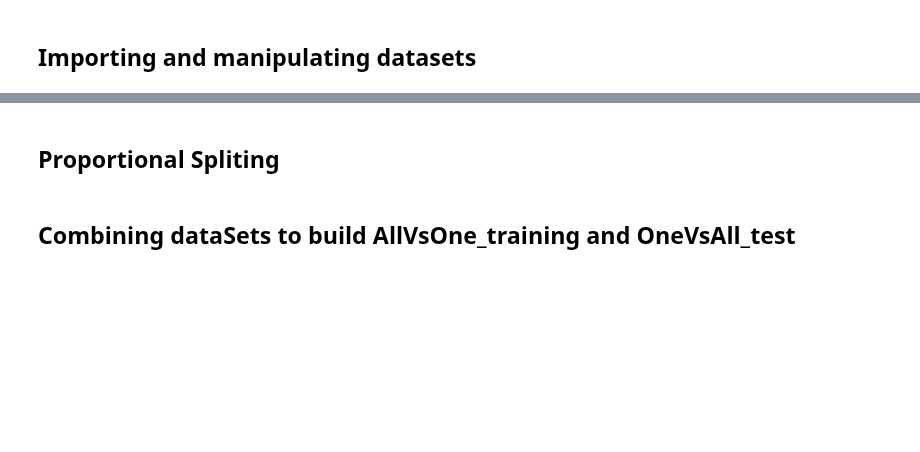
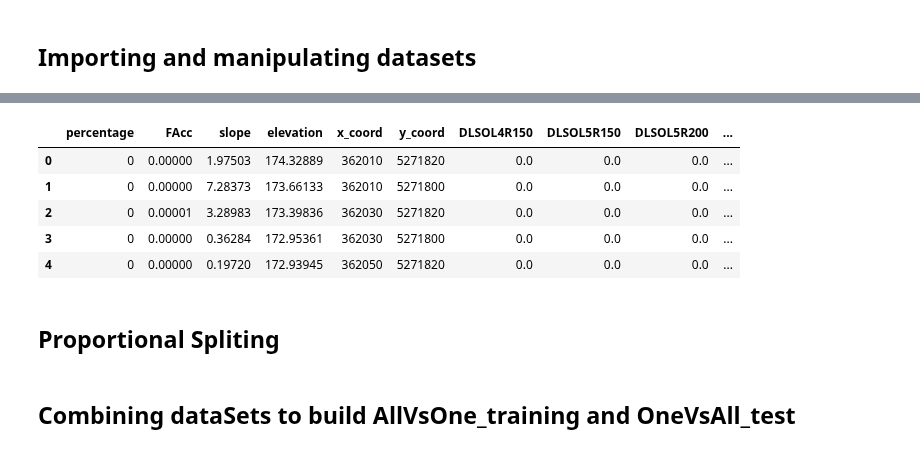
Before and after one commit to Abdielfer/FloodProbabRNCanAbd, a Jupyter notebook: main.ipynb, the cells around one changed output, grey strips where cells are left out. Cells and saved outputs as stored; diff of their text form; code cells hidden in the pictures; blank space fills up the shorter version.

```diff
--- a/main.ipynb
+++ b/main.ipynb
@@ -172 +175,10 @@ basinDataSet.describe()
+# %%
+basinDataSet.head()
+# %% [output]
+|  | percentage | FAcc | slope | elevation | x_coord | y_coord | DLSOL4R150 | DLSOL5R150 | DLSOL5R200 | ... |
+| 0 | 0 | 0.00000 | 1.97503 | 174.32889 | 362010 | 5271820 | 0.0 | 0.0 | 0.0 | ... |
+| 1 | 0 | 0.00000 | 7.28373 | 173.66133 | 362010 | 5271800 | 0.0 | 0.0 | 0.0 | ... |
+| 2 | 0 | 0.00001 | 3.28983 | 173.39836 | 362030 | 5271820 | 0.0 | 0.0 | 0.0 | ... |
+| 3 | 0 | 0.00000 | 0.36284 | 172.95361 | 362030 | 5271800 | 0.0 | 0.0 | 0.0 | ... |
+| 4 | 0 | 0.00000 | 0.19720 | 172.93945 | 362050 | 5271820 | 0.0 | 0.0 | 0.0 | ... |
 # %%
```
Also changed, not shown: parts of 4 cells of this notebook, 43 other files.
